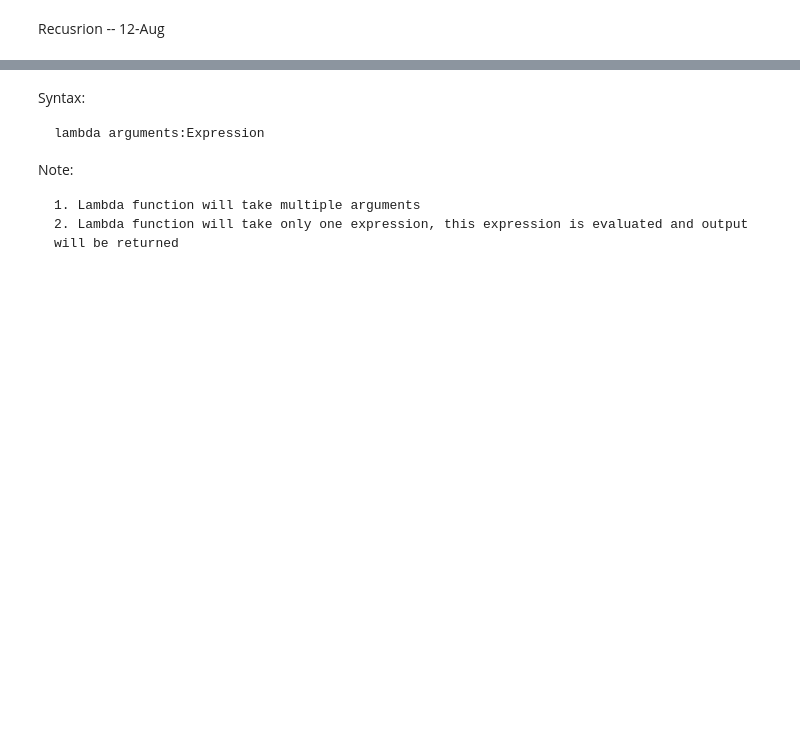
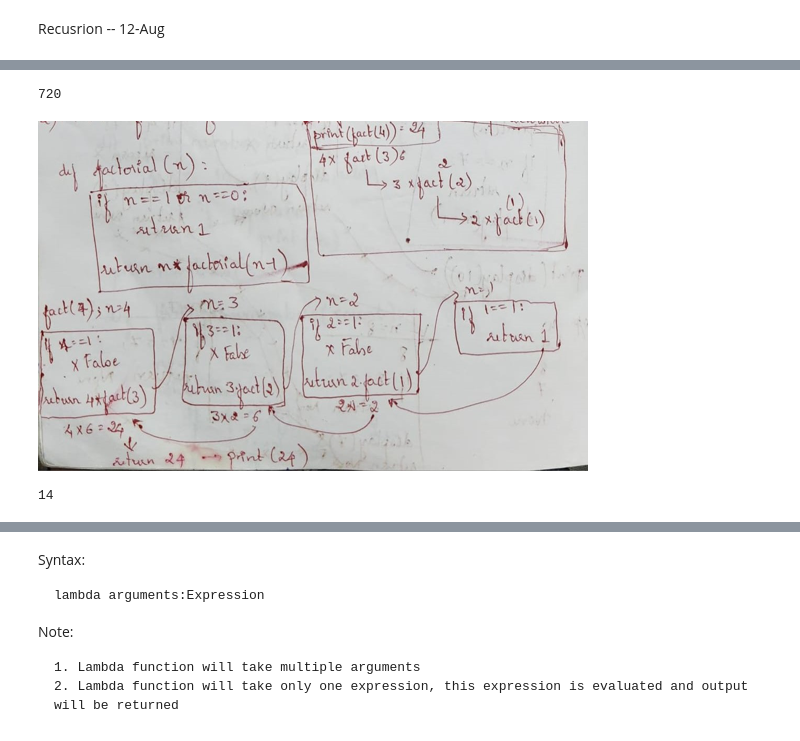
Before and after one commit to MJShreelakshmi/FS-Repo, a Jupyter notebook: Python/Functions/Functions-3.ipynb, the cells around one changed output, grey strips where cells are left out. Cells and saved outputs as stored; diff of their text form; code cells hidden in the pictures; blank space fills up the shorter version.

```diff
--- a/Python/Functions/Functions-3.ipynb
+++ b/Python/Functions/Functions-3.ipynb
@@ -311,0 +335,22 @@ display(9)        display(8)       display(8)       o/p: None
+# %%
+# Find the factorial of a given number using recursion
+def factorial(n):
+    if n==1:
+        return 1
+    return n*factorial(n-1)
+factorial(6)
+# %% [output]
+720
+# %%
+Image.open('func_2.jpeg',).resize((550,350))
+# %% [output]
+[figure, added]
+# %%
+# WAPT sum of individual digits using recursion
+def digit_sum(n):
+    if n==0:
+        return 0
+    return n%10 + digit_sum(n//10)
+digit_sum(356)
+# %% [output]
+14
```
Also changed, not shown: parts of 12 cells of this notebook, 12 other files.
